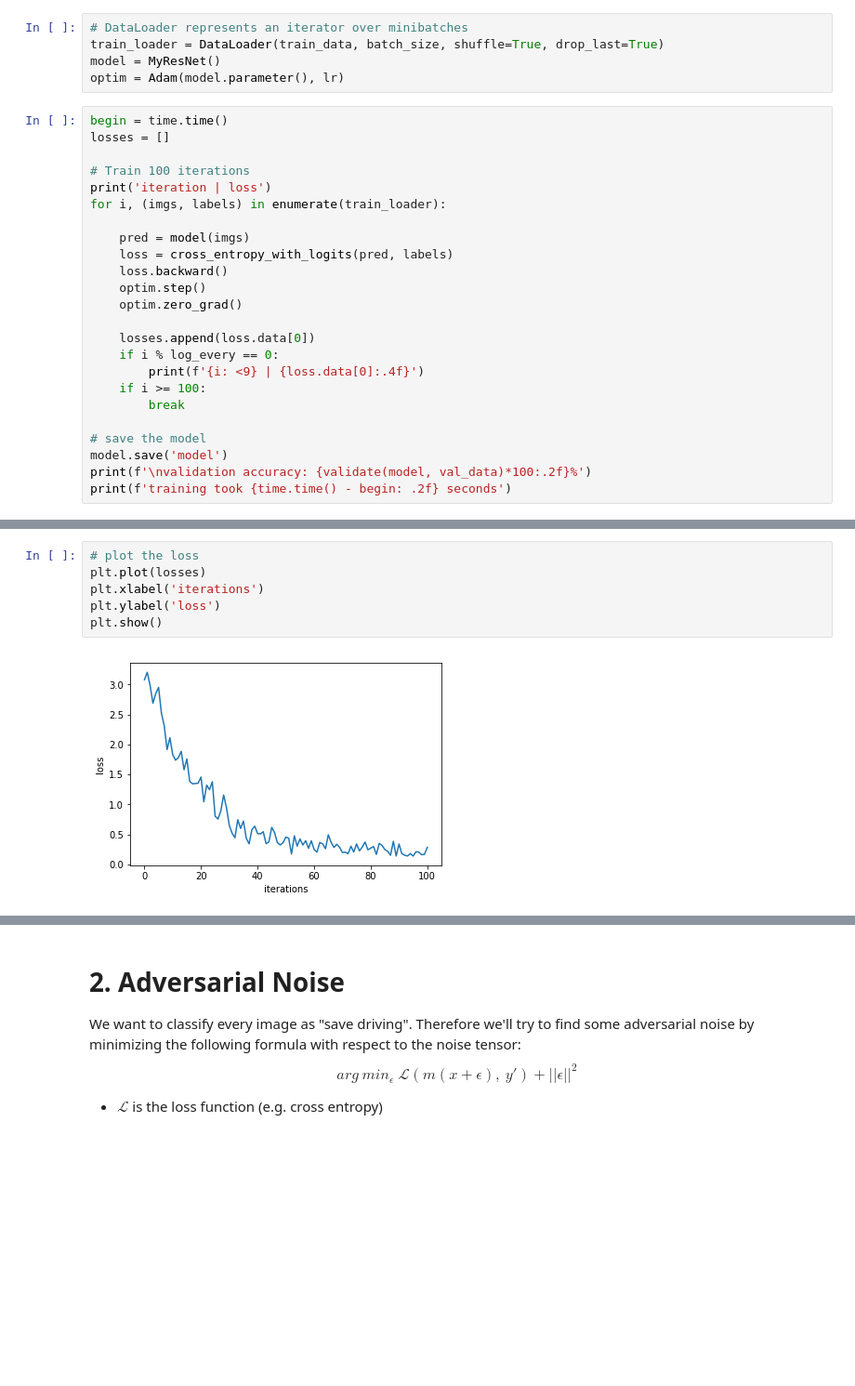
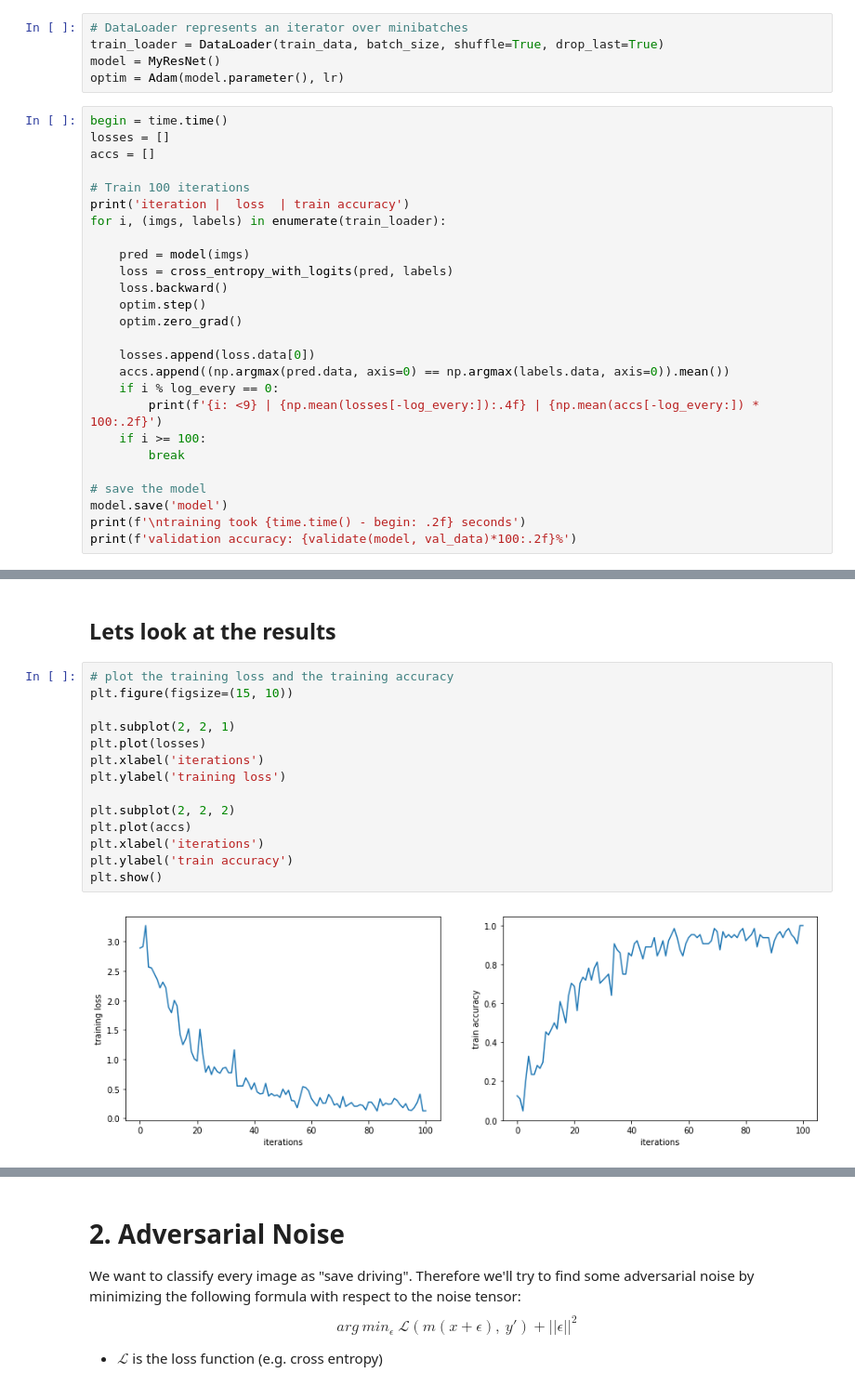
Before and after one commit to polarbart/libdl, a Jupyter notebook: Final.ipynb, the cells around one changed output, grey strips where cells are left out. Shown at 93% size. Saved outputs shown, nothing was run; the diff lists cells and outputs as text; blank space fills up the shorter version.

Commit message:
more images

```diff
--- a/Final.ipynb
+++ b/Final.ipynb
@@ -108,9 +108,10 @@ optim = Adam(model.parameter(), lr)
 # %%
 begin = time.time()
 losses = []
+accs = []
 
 # Train 100 iterations
-print('iteration | loss')
+print('iteration |  loss  | train accuracy')
 for i, (imgs, labels) in enumerate(train_loader):
 
     pred = model(imgs)
@@ -120,13 +121,14 @@ for i, (imgs, labels) in enumerate(train_loader):
     optim.zero_grad()
 
     losses.append(loss.data[0])
+    accs.append((np.argmax(pred.data, axis=0) == np.argmax(labels.data, axis=0)).mean())
     if i % log_every == 0:
-        print(f'{i: <9} | {loss.data[0]:.4f}')
+        print(f'{i: <9} | {np.mean(losses[-log_every:]):.4f} | {np.mean(accs[-log_every:]) * 100:.2f}')
     if i >= 100:
         break
 
 # save the model
 model.save('model')
-print(f'\nvalidation accuracy: {validate(model, val_data)*100:.2f}%')
-print(f'training took {time.time() - begin: .2f} seconds')
+print(f'\ntraining took {time.time() - begin: .2f} seconds')
+print(f'validation accuracy: {validate(model, val_data)*100:.2f}%')
 # %% [output]
@@ -148,8 +150,18 @@ training took  222.09 seconds
+# %% [markdown]
+## Lets look at the results
 # %%
-# plot the loss
+# plot the training loss and the training accuracy
+plt.figure(figsize=(15, 10))
+
+plt.subplot(2, 2, 1)
 plt.plot(losses)
 plt.xlabel('iterations')
-plt.ylabel('loss')
+plt.ylabel('training loss')
+
+plt.subplot(2, 2, 2)
+plt.plot(accs)
+plt.xlabel('iterations')
+plt.ylabel('train accuracy')
 plt.show()
 # %% [output]
-[figure, old version]
+[figure, new version]
```
Also changed, not shown: parts of 6 cells of this notebook, 1 other file.
